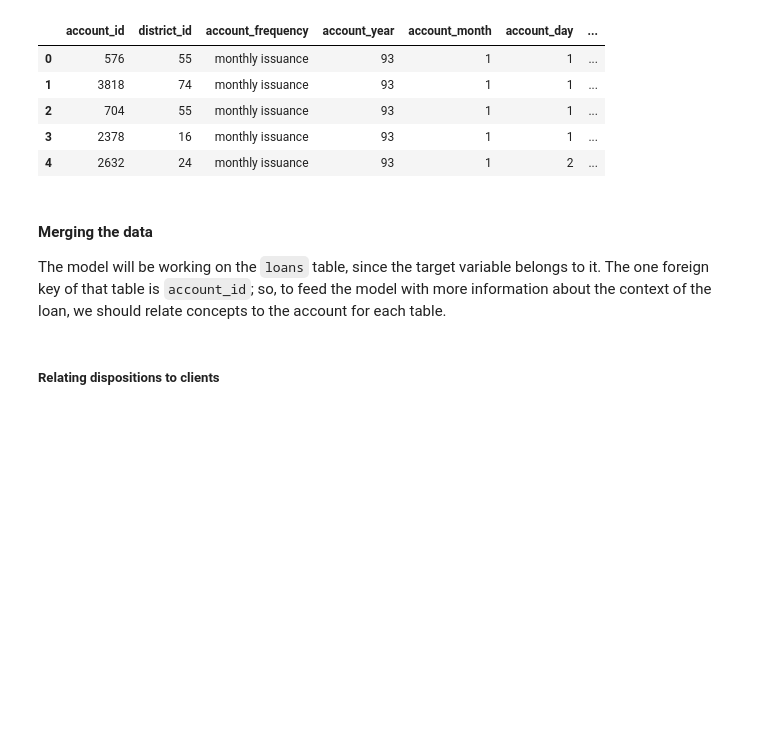
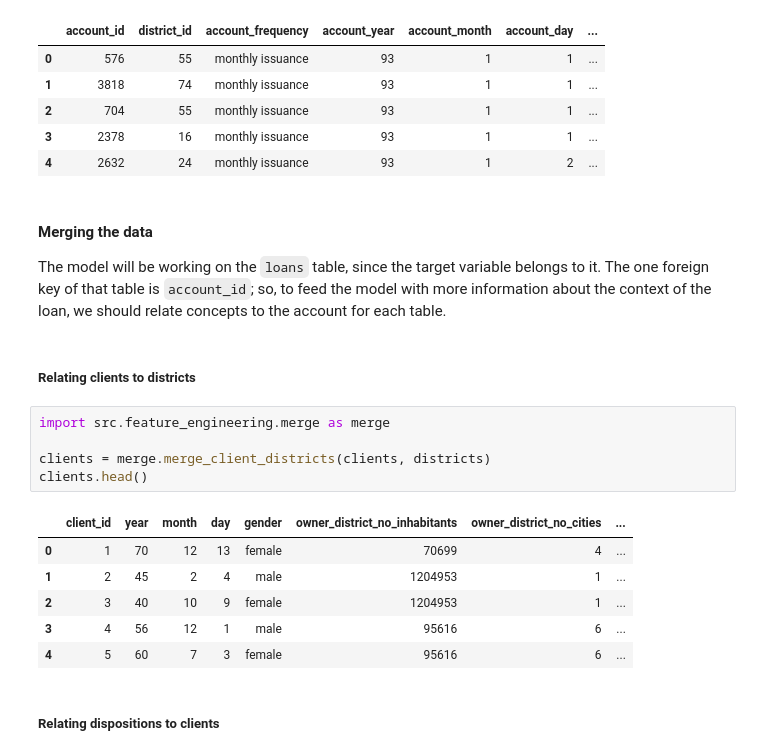
Before and after one commit to bdmendes/feup-ac-banking, a Jupyter notebook: project.ipynb, the cells around one changed output. Saved outputs shown, nothing was run; the diff lists cells and outputs as text; blank space fills up the shorter version.

```diff
--- a/project.ipynb
+++ b/project.ipynb
@@ -201,6 +204,20 @@ accounts.head()
 #### Merging the data
 
 The model will be working on the `loans` table, since the target variable belongs to it. The one foreign key of that table is `account_id`; so, to feed the model with more information about the context of the loan, we should relate concepts to the account for each table.
+# %% [markdown]
+##### Relating clients to districts
+# %%
+import src.feature_engineering.merge as merge
+
+clients = merge.merge_client_districts(clients, districts)
+clients.head()
+# %% [output]
+|  | client_id | year | month | day | gender | owner_district_no_inhabitants | owner_district_no_cities | ... |
+| 0 | 1 | 70 | 12 | 13 | female | 70699 | 4 | ... |
+| 1 | 2 | 45 | 2 | 4 | male | 1204953 | 1 | ... |
+| 2 | 3 | 40 | 10 | 9 | female | 1204953 | 1 | ... |
+| 3 | 4 | 56 | 12 | 1 | male | 95616 | 6 | ... |
+| 4 | 5 | 60 | 7 | 3 | female | 95616 | 6 | ... |
 # %% [markdown]
 ##### Relating dispositions to clients
 # %%
```
Also changed, not shown: parts of 22 cells of this notebook, 2 other files.
